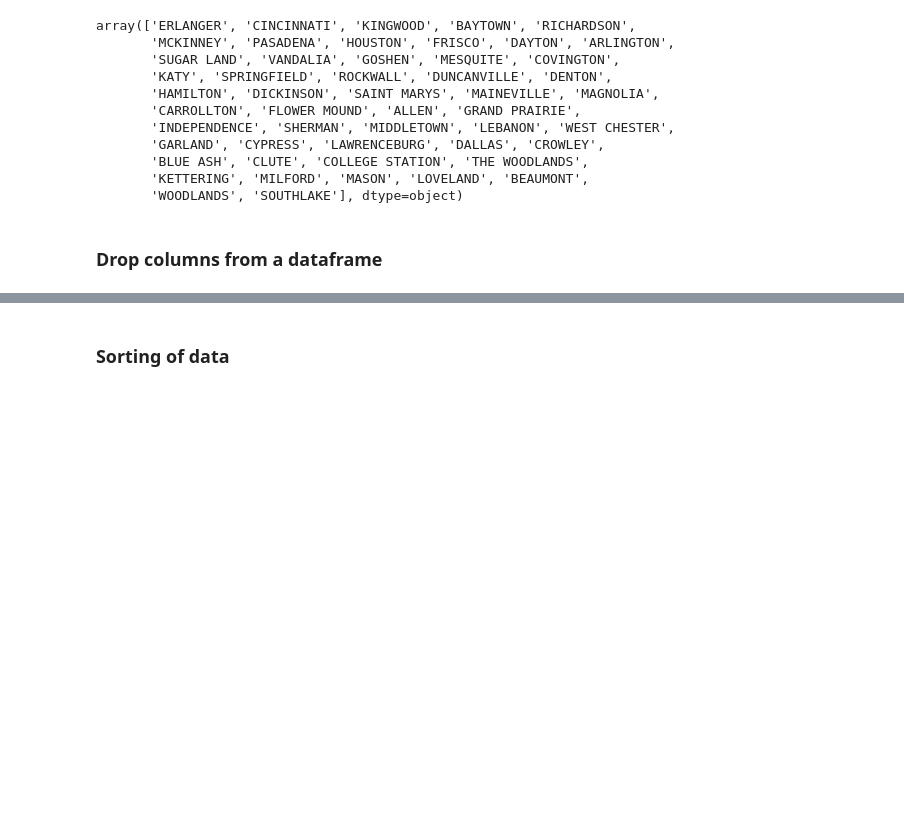
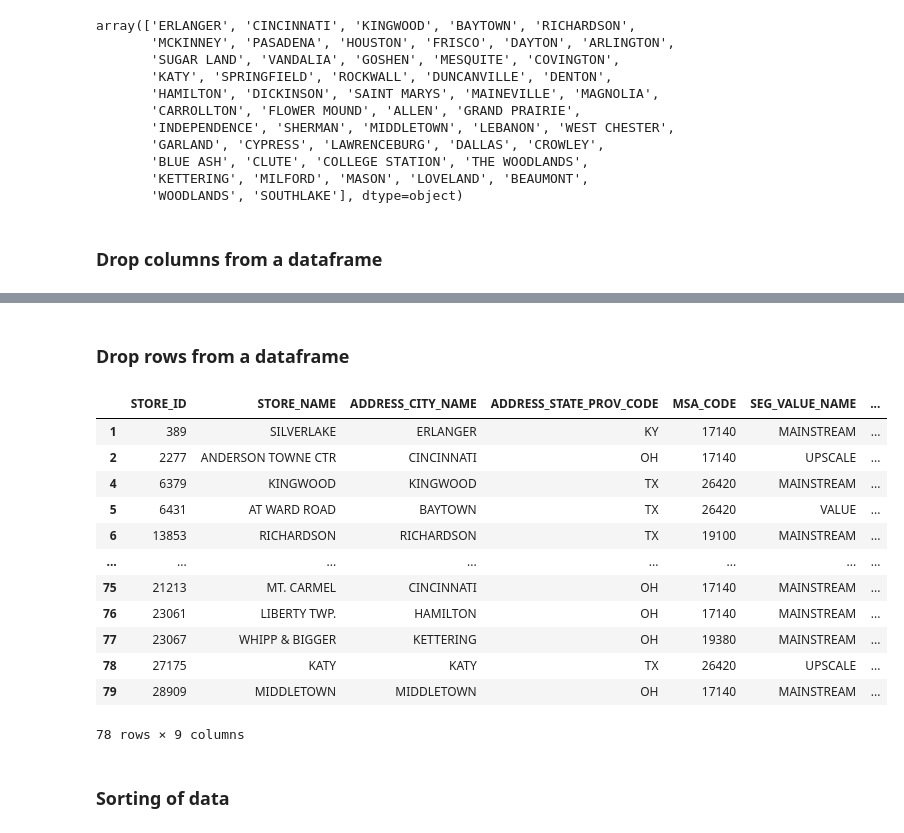
Before and after one commit to gauravgupta-epsilon/Data-Analysis-Using-Python, a Jupyter notebook: Session-3-Descriptive Analysis/Python Training - Session3.ipynb, the cells around one changed output, grey strips where cells are left out. Drawn from its saved outputs; the diff is of its cells as text; code cells hidden in the pictures; blank space fills up the shorter version.

```diff
--- a/Session-3-Descriptive Analysis/Python Training - Session3.ipynb
+++ b/Session-3-Descriptive Analysis/Python Training - Session3.ipynb
@@ -553,3 +630,21 @@ Index(['STORE_ID', 'STORE_NAME', 'ADDRESS_CITY_NAME',
+# %% [markdown]
+### Drop rows from a dataframe
+# %%
+df_store.drop(3)
+# %% [output]
+|  | STORE_ID | STORE_NAME | ADDRESS_CITY_NAME | ADDRESS_STATE_PROV_CODE | MSA_CODE | SEG_VALUE_NAME | ... |
+| 1 | 389 | SILVERLAKE | ERLANGER | KY | 17140 | MAINSTREAM | ... |
+| 2 | 2277 | ANDERSON TOWNE CTR | CINCINNATI | OH | 17140 | UPSCALE | ... |
+| 4 | 6379 | KINGWOOD | KINGWOOD | TX | 26420 | MAINSTREAM | ... |
+| 5 | 6431 | AT WARD ROAD | BAYTOWN | TX | 26420 | VALUE | ... |
+| 6 | 13853 | RICHARDSON | RICHARDSON | TX | 19100 | MAINSTREAM | ... |
+| ... | ... | ... | ... | ... | ... | ... | ... |
+| 75 | 21213 | MT. CARMEL | CINCINNATI | OH | 17140 | MAINSTREAM | ... |
+| 76 | 23061 | LIBERTY TWP. | HAMILTON | OH | 17140 | MAINSTREAM | ... |
+| 77 | 23067 | WHIPP & BIGGER | KETTERING | OH | 19380 | MAINSTREAM | ... |
+| 78 | 27175 | KATY | KATY | TX | 26420 | UPSCALE | ... |
+| 79 | 28909 | MIDDLETOWN | MIDDLETOWN | OH | 17140 | MAINSTREAM | ... |
+78 rows × 9 columns
 # %% [markdown]
 ### Sorting of data
 # %%
```
Also changed, not shown: parts of 19 cells of this notebook.
